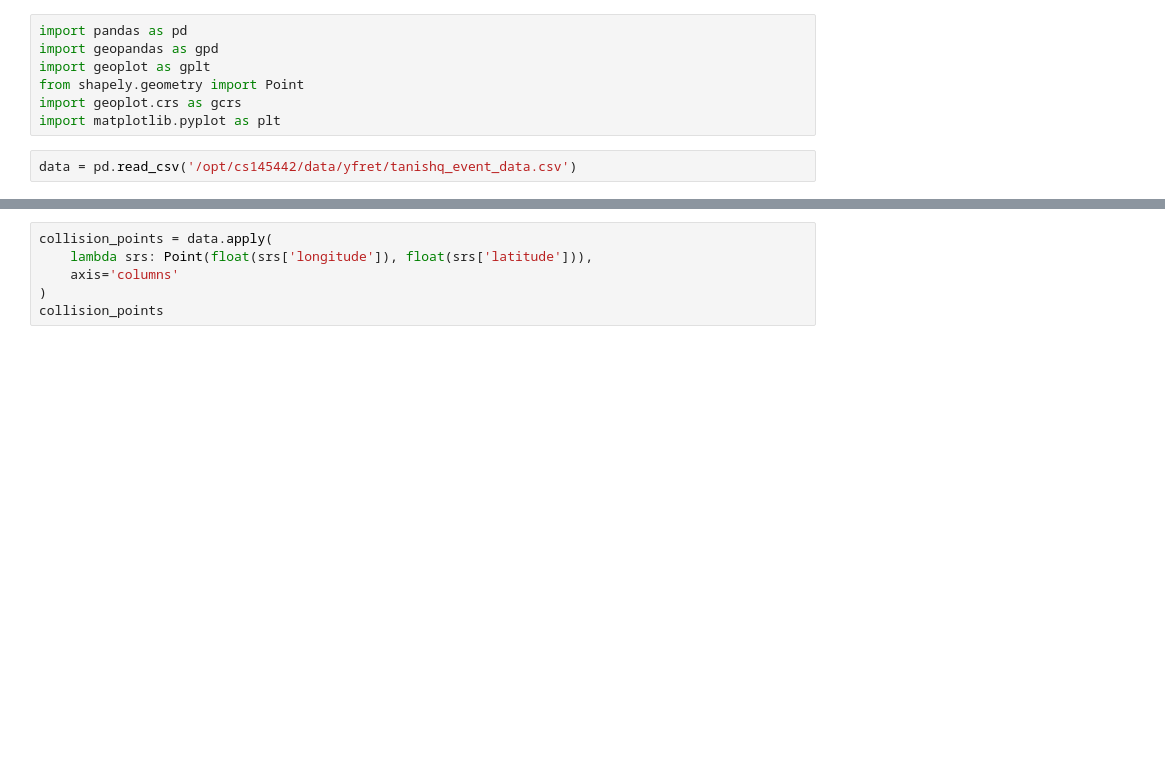
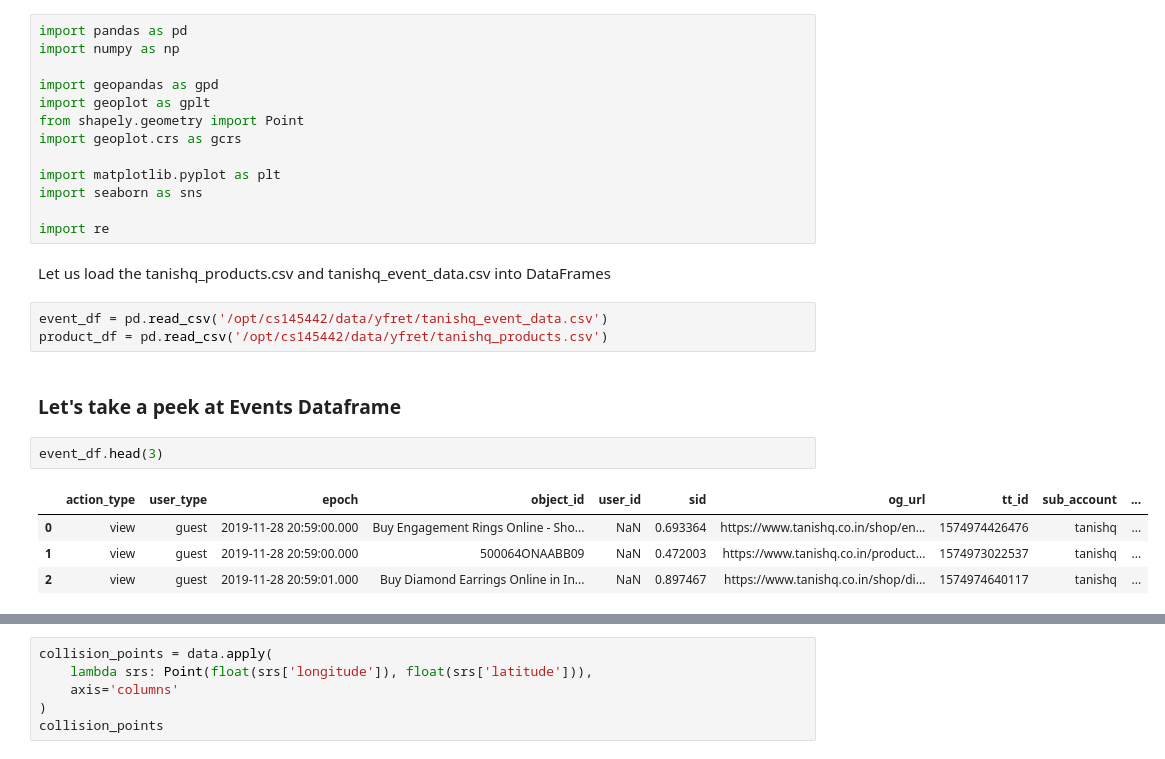
Before and after one commit to cs145442/pet-projects, a Jupyter notebook: yfret/segmenting-users-based-on-browsing-activity.ipynb, the cells around one changed output, grey strips where cells are left out. Drawn from its saved outputs; the diff is of its cells as text; blank space fills up the shorter version.

```diff
--- a/yfret/segmenting-users-based-on-browsing-activity.ipynb
+++ b/yfret/segmenting-users-based-on-browsing-activity.ipynb
@@ -1,9 +1,27 @@
 # %%
 import pandas as pd
+import numpy as np
+
 import geopandas as gpd
 import geoplot as gplt
 from shapely.geometry import Point
 import geoplot.crs as gcrs
+
 import matplotlib.pyplot as plt
+import seaborn as sns
+
+import re
+# %% [markdown]
+Let us load the tanishq_products.csv and tanishq_event_data.csv into DataFrames
 # %%
-data = pd.read_csv('/opt/cs145442/data/yfret/tanishq_event_data.csv')
+event_df = pd.read_csv('/opt/cs145442/data/yfret/tanishq_event_data.csv')
+product_df = pd.read_csv('/opt/cs145442/data/yfret/tanishq_products.csv')
+# %% [markdown]
+### Let's take a peek at Events Dataframe
+# %%
+event_df.head(3)
+# %% [output]
+|  | action_type | user_type | epoch | object_id | user_id | sid | og_url | tt_id | sub_account | ... |
+| 0 | view | guest | 2019-11-28 20:59:00.000 | Buy Engagement Rings Online - Sho... | NaN | 0.693364 | https://www.tanishq.co.in/shop/en... | 1574974426476 | tanishq | ... |
+| 1 | view | guest | 2019-11-28 20:59:00.000 | 500064ONAABB09 | NaN | 0.472003 | https://www.tanishq.co.in/product... | 1574973022537 | tanishq | ... |
+| 2 | view | guest | 2019-11-28 20:59:01.000 | Buy Diamond Earrings Online in In... | NaN | 0.897467 | https://www.tanishq.co.in/shop/di... | 1574974640117 | tanishq | ... |
```
Also changed, not shown: parts of 15 cells of this notebook.
